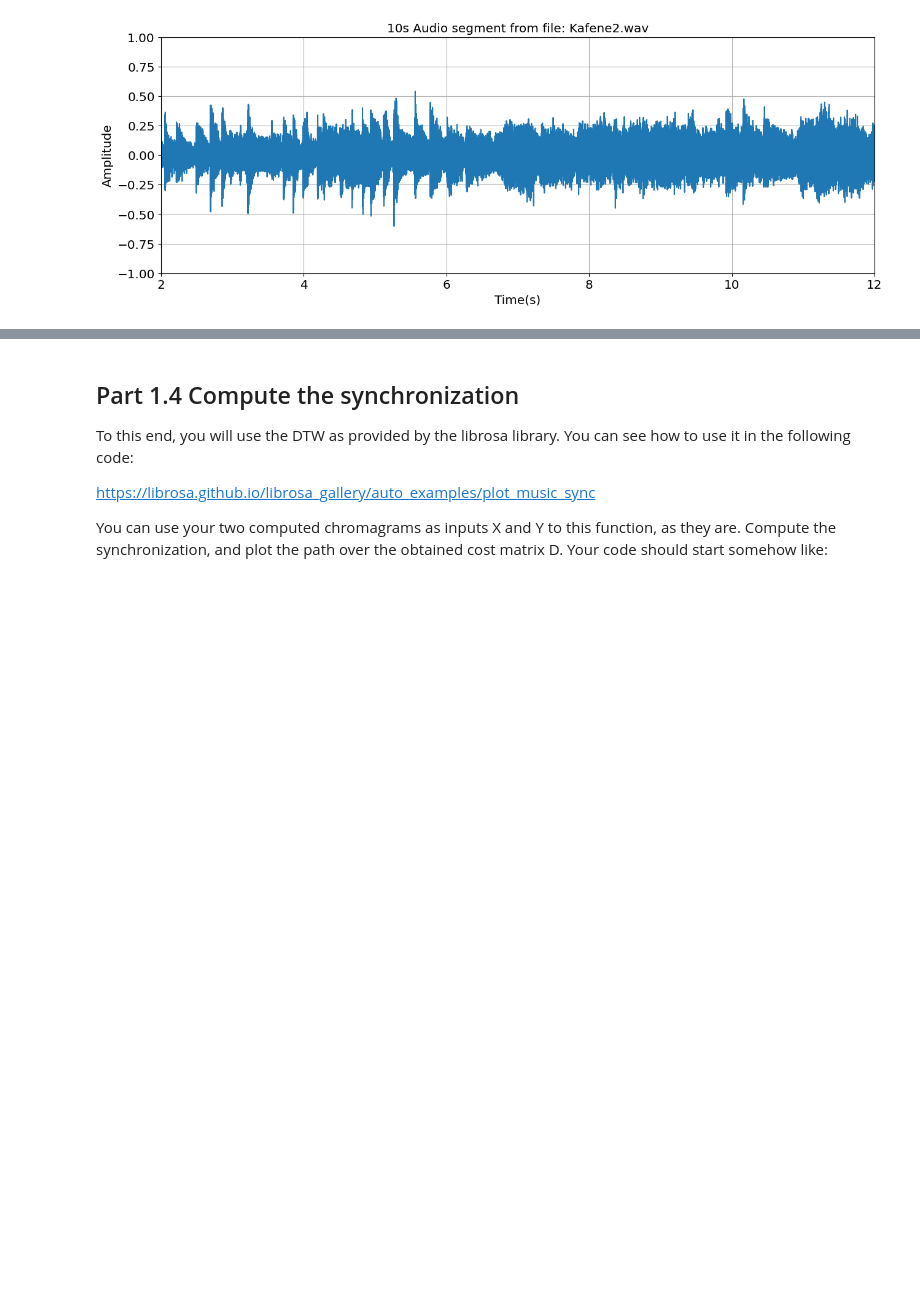
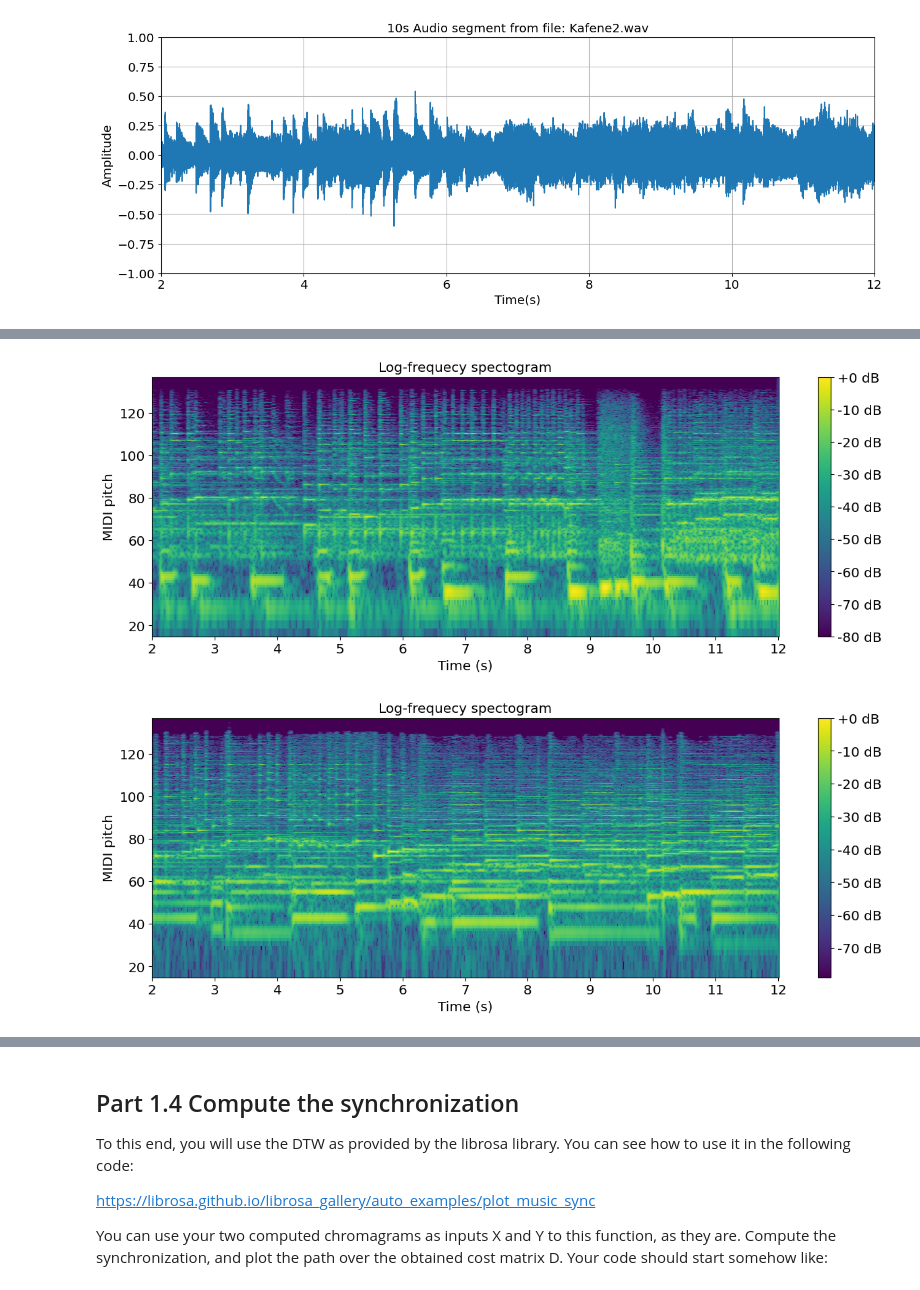
Before and after one commit to simoclemens/KTH-MusicInformaticsLabs, a Jupyter notebook: DT2470_lab03-1.ipynb, the cells around one changed output, grey strips where cells are left out. Saved outputs shown, nothing was run; the diff lists cells and outputs as text; code cells hidden in the pictures; blank space fills up the shorter version.

```diff
--- a/DT2470_lab03-1.ipynb
+++ b/DT2470_lab03-1.ipynb
@@ -96,7 +99,6 @@ def get_samples(filename):
 
 samples1, sample_rate1 = get_samples("Kafene1.wav")
 samples2, sample_rate2 = get_samples("Kafene2.wav")
-print(len(samples1))
 
 
 # Plots the stft spectrogram of an audio segment
@@ -113,6 +115,7 @@ def plot_stft_from_audio_segment(audio_segment, window_type, window_size, hop_si
 
     # Convert to kHz
     frequency = frequency / 1000
+
     # Get stft amplitude and convert to dB
     stft_amplitude = np.abs(stft_matrix)
     stft_db = librosa.amplitude_to_db(stft_amplitude, ref=np.max)
@@ -129,10 +132,11 @@ def plot_stft_from_audio_segment(audio_segment, window_type, window_size, hop_si
     plt.pcolormesh(time, frequency, stft_db)
     plt.colorbar(format='%+2.0f dB')
     plt.show()
+    return frequency*1000, time, stft_db
 
 # Plot the stft spectrogram of the first 10s with the given parameters
 
-plot_stft_from_audio_segment(
+freq1, time1, stft_db1 = plot_stft_from_audio_segment(
     samples1,
     window_type='hann',
     window_size=0.1,
@@ -142,7 +146,7 @@ plot_stft_from_audio_segment(
     plot_title="STFT Spectrogram, first 10s of audio (win_size = 100ms, hop_size = 10ms, fft_sample_size = 8192)"
     )
 
-plot_stft_from_audio_segment(
+freq2, time2, stft_db2 =plot_stft_from_audio_segment(
     samples2,
     window_type='hann',
     window_size=0.1,
@@ -221,0 +177,34 @@ plot_stft_from_audio_segment_log(
+# %%
+freq1 = np.delete(freq1, 0)
+freq2 = np.delete(freq2, 0)
+stft_db1 = np.delete(stft_db1, 0, axis=0)
+stft_db2 = np.delete(stft_db2, 0, axis=0)
+freq1_log = (12 * np.log2(freq1 / 440)) + 69
+freq2_log = (12 * np.log2(freq2 / 440)) + 69
+
+# Plot the spectrogram
+plt.title("Log-frequecy spectogram")
+plt.xlabel('Time (s)')
+plt.ylabel('MIDI pitch')
+# Customize the x-axis ticks and labels
+x_ticks_positions = np.arange(0, 11)
+x_ticks_labels = [str(i) for i in range(2, 13)]
+plt.xticks(x_ticks_positions, x_ticks_labels)
+plt.pcolormesh(time1, freq1_log, stft_db1)
+plt.colorbar(format='%+2.0f dB')
+plt.show()
+
+# Plot the spectrogram
+plt.title("Log-frequecy spectogram")
+plt.xlabel('Time (s)')
+plt.ylabel('MIDI pitch')
+# Customize the x-axis ticks and labels
+x_ticks_positions = np.arange(0, 11)
+x_ticks_labels = [str(i) for i in range(2, 13)]
+plt.xticks(x_ticks_positions, x_ticks_labels)
+plt.pcolormesh(time2, freq2_log, stft_db2)
+plt.colorbar(format='%+2.0f dB')
+plt.show()
+# %% [output]
+[figure, added]
+[figure, added]
```
Also changed, not shown: parts of 9 cells of this notebook.
